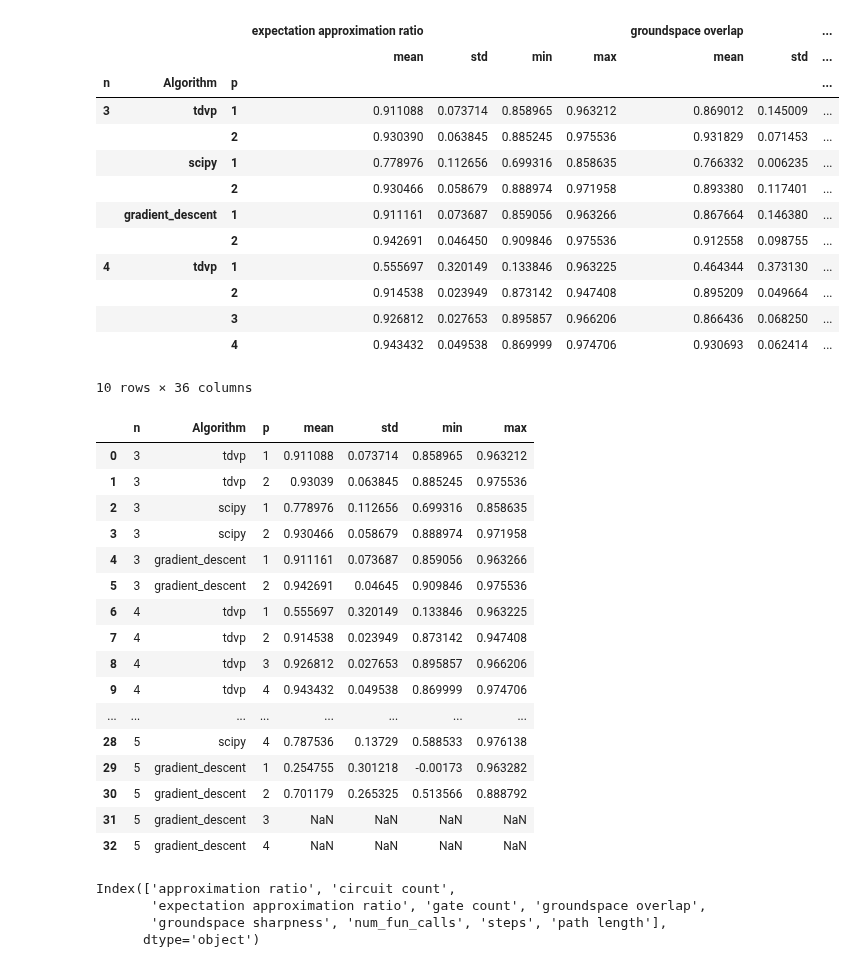
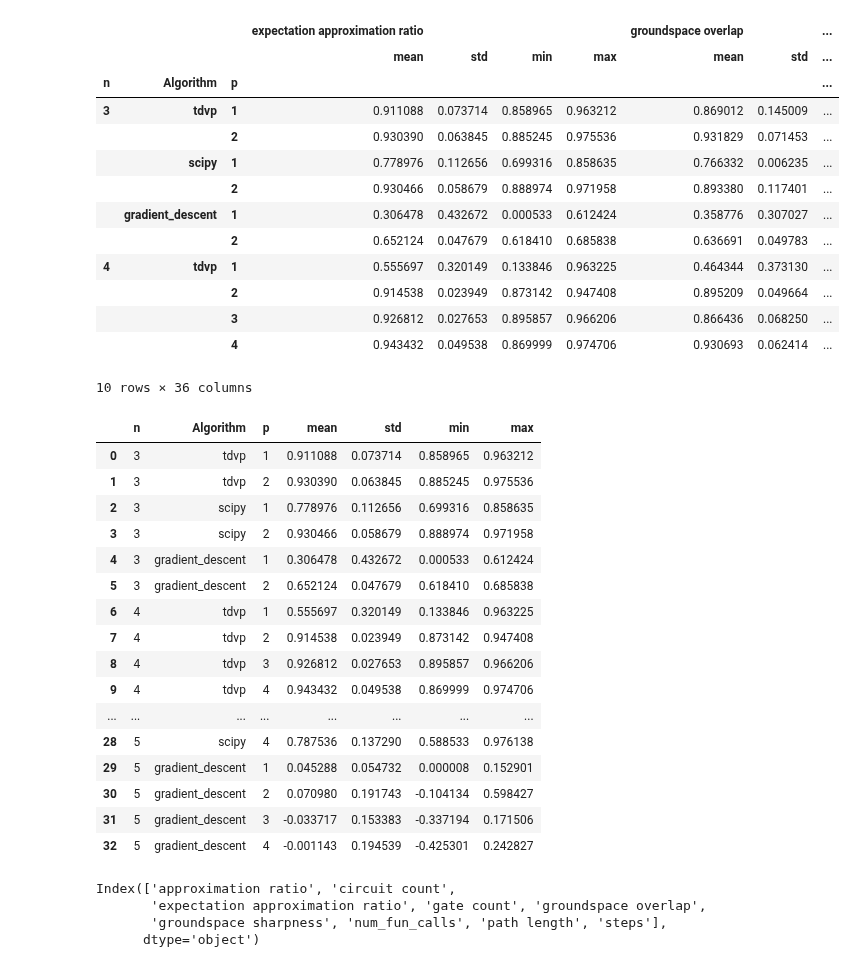
Before and after one commit to LeonhardRichter/TDVP_and_QAOA, a Jupyter notebook: plots.ipynb, the cells around one changed output. Saved outputs shown, nothing was run; the diff lists cells and outputs as text; code cells hidden in the pictures.

```diff
--- a/plots.ipynb
+++ b/plots.ipynb
@@ -12,7 +12,7 @@ from qaoa_and_tdvp import QAOA
 # %%
 n=4
 # %%
-with open(f'.//results//data.p', 'rb') as file:
+with open(f'.//results//data_gd_cut.p', 'rb') as file:
     data = pickle.load(file)
 data.head(10)
 # %% [output]
@@ -31,17 +48,17 @@ data.head(10)
 # %%
-with open(f'.//results//stats.p', 'rb') as file:
+with open(f'.//results//stats_gd_cut.p', 'rb') as file:
     stats = pickle.load(file)
 stats.head(10)
 # %% [output]
 |  |  |  | expectation approximation ratio |  |  |  | groundspace overlap |  | ... |
 |  |  |  | mean | std | min | max | mean | std | ... |
 | n | Algorithm | p |  |  |  |  |  |  | ... |
 | 3 | tdvp | 1 | 0.911088 | 0.073714 | 0.858965 | 0.963212 | 0.869012 | 0.145009 | ... |
 |  |  | 2 | 0.930390 | 0.063845 | 0.885245 | 0.975536 | 0.931829 | 0.071453 | ... |
 |  | scipy | 1 | 0.778976 | 0.112656 | 0.699316 | 0.858635 | 0.766332 | 0.006235 | ... |
 |  |  | 2 | 0.930466 | 0.058679 | 0.888974 | 0.971958 | 0.893380 | 0.117401 | ... |
-|  | gradient_descent | 1 | 0.911161 | 0.073687 | 0.859056 | 0.963266 | 0.867664 | 0.146380 | ... |
-|  |  | 2 | 0.942691 | 0.046450 | 0.909846 | 0.975536 | 0.912558 | 0.098755 | ... |
+|  | gradient_descent | 1 | 0.306478 | 0.432672 | 0.000533 | 0.612424 | 0.358776 | 0.307027 | ... |
+|  |  | 2 | 0.652124 | 0.047679 | 0.618410 | 0.685838 | 0.636691 | 0.049783 | ... |
 | 4 | tdvp | 1 | 0.555697 | 0.320149 | 0.133846 | 0.963225 | 0.464344 | 0.373130 | ... |
 |  |  | 2 | 0.914538 | 0.023949 | 0.873142 | 0.947408 | 0.895209 | 0.049664 | ... |
 |  |  | 3 | 0.926812 | 0.027653 | 0.895857 | 0.966206 | 0.866436 | 0.068250 | ... |
@@ -52,21 +69,21 @@ stats['expectation approximation ratio'].reset_index()
 # %% [output]
 |  | n | Algorithm | p | mean | std | min | max |
 | 0 | 3 | tdvp | 1 | 0.911088 | 0.073714 | 0.858965 | 0.963212 |
-| 1 | 3 | tdvp | 2 | 0.93039 | 0.063845 | 0.885245 | 0.975536 |
+| 1 | 3 | tdvp | 2 | 0.930390 | 0.063845 | 0.885245 | 0.975536 |
 | 2 | 3 | scipy | 1 | 0.778976 | 0.112656 | 0.699316 | 0.858635 |
 | 3 | 3 | scipy | 2 | 0.930466 | 0.058679 | 0.888974 | 0.971958 |
-| 4 | 3 | gradient_descent | 1 | 0.911161 | 0.073687 | 0.859056 | 0.963266 |
-| 5 | 3 | gradient_descent | 2 | 0.942691 | 0.04645 | 0.909846 | 0.975536 |
+| 4 | 3 | gradient_descent | 1 | 0.306478 | 0.432672 | 0.000533 | 0.612424 |
+| 5 | 3 | gradient_descent | 2 | 0.652124 | 0.047679 | 0.618410 | 0.685838 |
 | 6 | 4 | tdvp | 1 | 0.555697 | 0.320149 | 0.133846 | 0.963225 |
 | 7 | 4 | tdvp | 2 | 0.914538 | 0.023949 | 0.873142 | 0.947408 |
 | 8 | 4 | tdvp | 3 | 0.926812 | 0.027653 | 0.895857 | 0.966206 |
 | 9 | 4 | tdvp | 4 | 0.943432 | 0.049538 | 0.869999 | 0.974706 |
 | ... | ... | ... | ... | ... | ... | ... | ... |
-| 28 | 5 | scipy | 4 | 0.787536 | 0.13729 | 0.588533 | 0.976138 |
-| 29 | 5 | gradient_descent | 1 | 0.254755 | 0.301218 | -0.00173 | 0.963282 |
-| 30 | 5 | gradient_descent | 2 | 0.701179 | 0.265325 | 0.513566 | 0.888792 |
-| 31 | 5 | gradient_descent | 3 | NaN | NaN | NaN | NaN |
-| 32 | 5 | gradient_descent | 4 | NaN | NaN | NaN | NaN |
+| 28 | 5 | scipy | 4 | 0.787536 | 0.137290 | 0.588533 | 0.976138 |
+| 29 | 5 | gradient_descent | 1 | 0.045288 | 0.054732 | 0.000008 | 0.152901 |
+| 30 | 5 | gradient_descent | 2 | 0.070980 | 0.191743 | -0.104134 | 0.598427 |
+| 31 | 5 | gradient_descent | 3 | -0.033717 | 0.153383 | -0.337194 | 0.171506 |
+| 32 | 5 | gradient_descent | 4 | -0.001143 | 0.194539 | -0.425301 | 0.242827 |
 # %%
 def algo_num(algo:str)->int:
     assert algo in {'tdvp','scipy','gradient_descent'}
@@ -297,6 +314,6 @@ stats.loc[4,'tdvp',1].index.levels[0]
 # %% [output]
 Index(['approximation ratio', 'circuit count',
        'expectation approximation ratio', 'gate count', 'groundspace overlap',
-       'groundspace sharpness', 'num_fun_calls', 'steps', 'path length'],
+       'groundspace sharpness', 'num_fun_calls', 'path length', 'steps'],
       dtype='object')
 # %%
```
Also changed, not shown: parts of 11 cells of this notebook, 3 other files.
